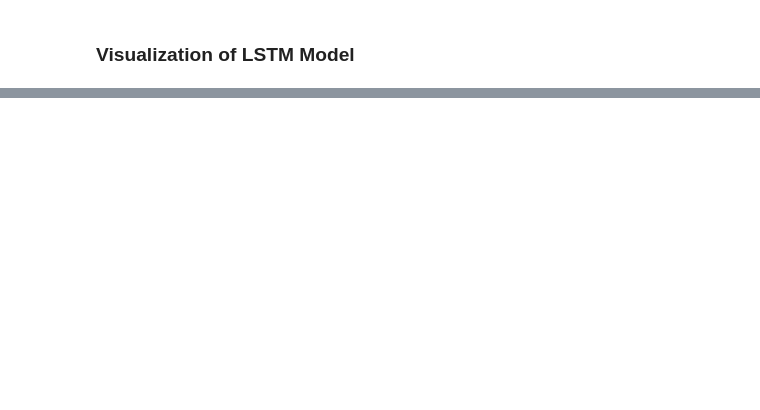
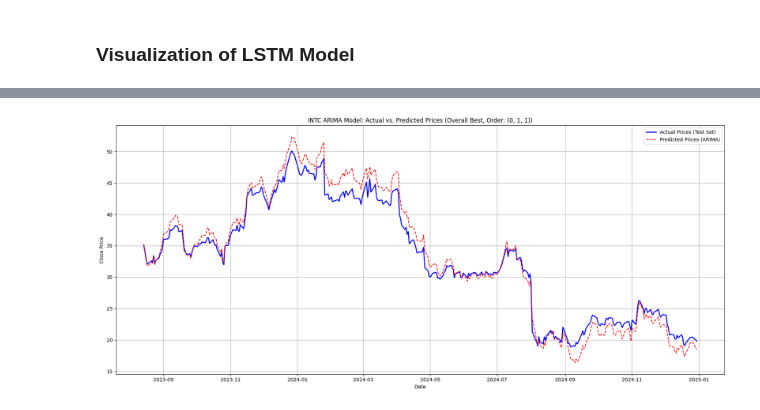
Before and after one commit to orevs-com/Stock-Market-Project, a Jupyter notebook: MSc_Final_Project.ipynb, the cells around one changed output, grey strips where cells are left out. Cells and saved outputs as stored; diff of their text form; code cells hidden in the pictures; blank space fills up the shorter version.

```diff
--- a/MSc_Final_Project.ipynb
+++ b/MSc_Final_Project.ipynb
@@ -69,22 +73,39 @@ import datetime as dt
 import matplotlib.pyplot as plt
 import seaborn as sns
 from sklearn.preprocessing import MinMaxScaler
+from sklearn.preprocessing import StandardScaler
+from sklearn.model_selection import RandomizedSearchCV
+from sklearn.model_selection import train_test_split
 from sklearn.metrics import mean_squared_error, mean_absolute_error, r2_score
 import tensorflow as tf
 from tensorflow.keras.models import Sequential
 from tensorflow.keras.layers import LSTM, Dense, Dropout
-from tensorflow.keras.callbacks import EarlyStopping
+from tensorflow.keras.callbacks import EarlyStopping as KerasEarlyStopping
 from statsmodels.tsa.arima.model import ARIMA
 from statsmodels.tsa.stattools import adfuller
+from pmdarima import auto_arima
 import pmdarima as pm
 import xgboost as xgb
+from xgboost.callback import EarlyStopping
 import pandas_ta as ta
+import keras_tuner as kt
 import os
+import math
+import pickle
+import optuna
 
 # Suppress warnings for cleaner output
 import warnings
 warnings.filterwarnings('ignore')
 
+def mean_absolute_percentage_error(y_true, y_pred):
+    """Calculates the Mean Absolute Percentage Error, handling division by zero."""
+    y_true, y_pred = np.array(y_true), np.array(y_pred)
+    mask = y_true != 0
+    if not np.any(mask):
+        return np.nan
+    return np.mean(np.abs((y_true[mask] - y_pred[mask]) / y_true[mask])) * 100
+
 print("Libraries imported successfully!")
 # %% [output]
 Libraries imported successfully!
@@ -928,0 +1605,67 @@ NameError: name 'Tickers' is not defined
+# %%
+print("\n--- Visualizing ARIMA Model Predictions ---")
+
+# Visualization for the Overall Best ARIMA Model found
+if overall_best_arima_ticker:
+    print(f"\n--- Overall Best ARIMA Model: Actual vs. Predicted Prices for {overall_best_arima_ticker} ---")
+    data_for_overall_best_plot = prepared_data_for_all_models['arima'][overall_best_arima_ticker]
+
+    y_actual = data_for_overall_best_plot['best_y_actual_arima_original_scale_for_plot']
+    y_predicted = data_for_overall_best_plot['best_y_pred_arima_original_scale']
+
+    y_predicted_series = pd.Series(y_predicted, index=y_actual.index, name='Predicted Close')
+
+    plt.figure(figsize=(18, 8))
+    plt.plot(y_actual.index, y_actual, label='Actual Prices (Test Set)', color='blue', linewidth=2)
+    plt.plot(y_predicted_series.index, y_predicted_series, label='Predicted Prices (ARIMA)', color='red', linestyle='--', linewidth=1.5)
+    plt.title(f'{overall_best_arima_ticker} ARIMA Model: Actual vs. Predicted Prices (Overall Best, Order: {overall_best_arima_order})')
+    plt.xlabel('Date')
+    plt.ylabel('Close Price')
+    plt.legend()
+    plt.grid(True)
+    plt.tight_layout()
+    plt.show()
+    plt.savefig(os.path.join(Plots_Output_Path, f"{overall_best_arima_ticker}_ARIMA_Actual_vs_Predicted_OverallBest.png"))
+    plt.close()
+else:
+    print("No overall best ARIMA model found for visualization.")
+
+# Visualizing ARIMA Model Predictions for ALL Tickers
+print("\nVisualizing ARIMA Model Predictions for ALL Tickers ")
+
+all_arima_tickers = []
+for ticker_name, data in prepared_data_for_all_models['arima'].items():
+    if 'best_y_pred_arima_original_scale' in data and data['best_y_actual_arima_original_scale_for_plot'].shape[0] > 0:
+        all_arima_tickers.append((ticker_name, data))
+
+if all_arima_tickers:
+    num_tickers_to_plot = len(all_arima_tickers)
+    n_cols = 3
+    n_rows = math.ceil(num_tickers_to_plot / n_cols)
+
+    fig, axes = plt.subplots(n_rows, n_cols, figsize=(n_cols * 7, n_rows * 4), squeeze=False)
+    axes = axes.flatten()
+
+    for i, (ticker_name, data) in enumerate(all_arima_tickers):
+        ax = axes[i]
+        y_actual = data['best_y_actual_arima_original_scale_for_plot']
+        y_predicted = pd.Series(y_predicted, index=y_actual.index, name='Predicted Close')
+
+        ax.plot(y_actual.index, y_actual, label='Actual', color='blue', linewidth=1.5)
+        ax.plot(y_predicted.index, y_predicted, label='Predicted', color='red', linestyle='--', linewidth=1)
+        ax.set_title(f'{ticker_name} (Order: {data["best_arima_order"]})')
+        ax.tick_params(axis='x', rotation=45)
+        ax.legend(loc='upper left', fontsize='small')
+        ax.grid(True)
+
+    for j in range(num_tickers_to_plot, len(axes)):
+        axes[j].set_visible(False)
+
+    plt.suptitle('ARIMA Model: Actual vs. Predicted Prices for All Tickers', fontsize=16, y=1.02)
+    plt.tight_layout(rect=[0, 0.03, 1, 0.98])
+    plt.show()
+    plt.savefig(os.path.join(Plots_Output_Path, 'All_Tickers_ARIMA_Actual_vs_Predicted.png'))
+    plt.close()
+else:
+    print("No ARIMA model predictions available for plotting all tickers.")
+# %% [output]
@@ -928,0 +1675 @@ NameError: name 'Tickers' is not defined
+[figure, added]
```
Also changed, not shown: parts of 24 cells of this notebook.
